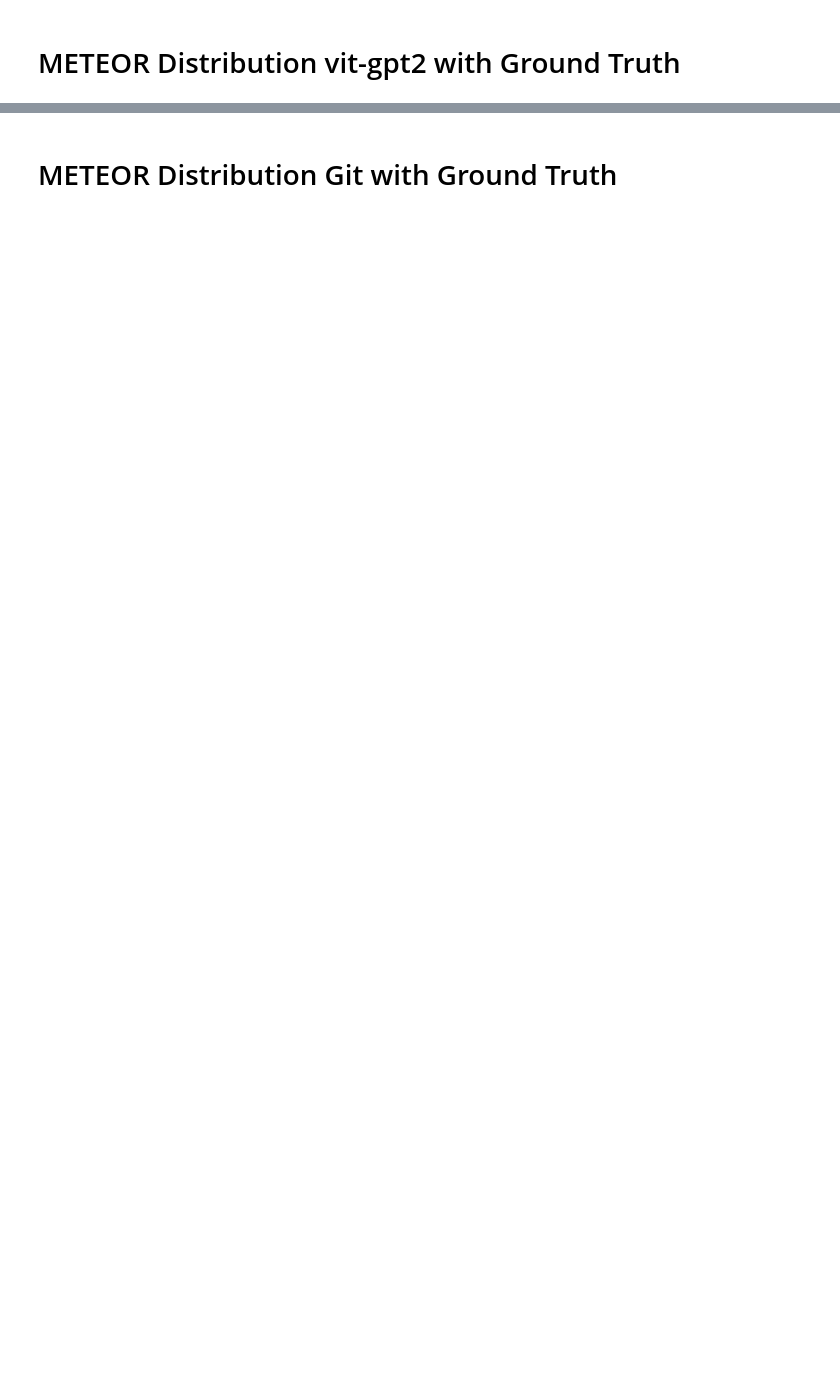
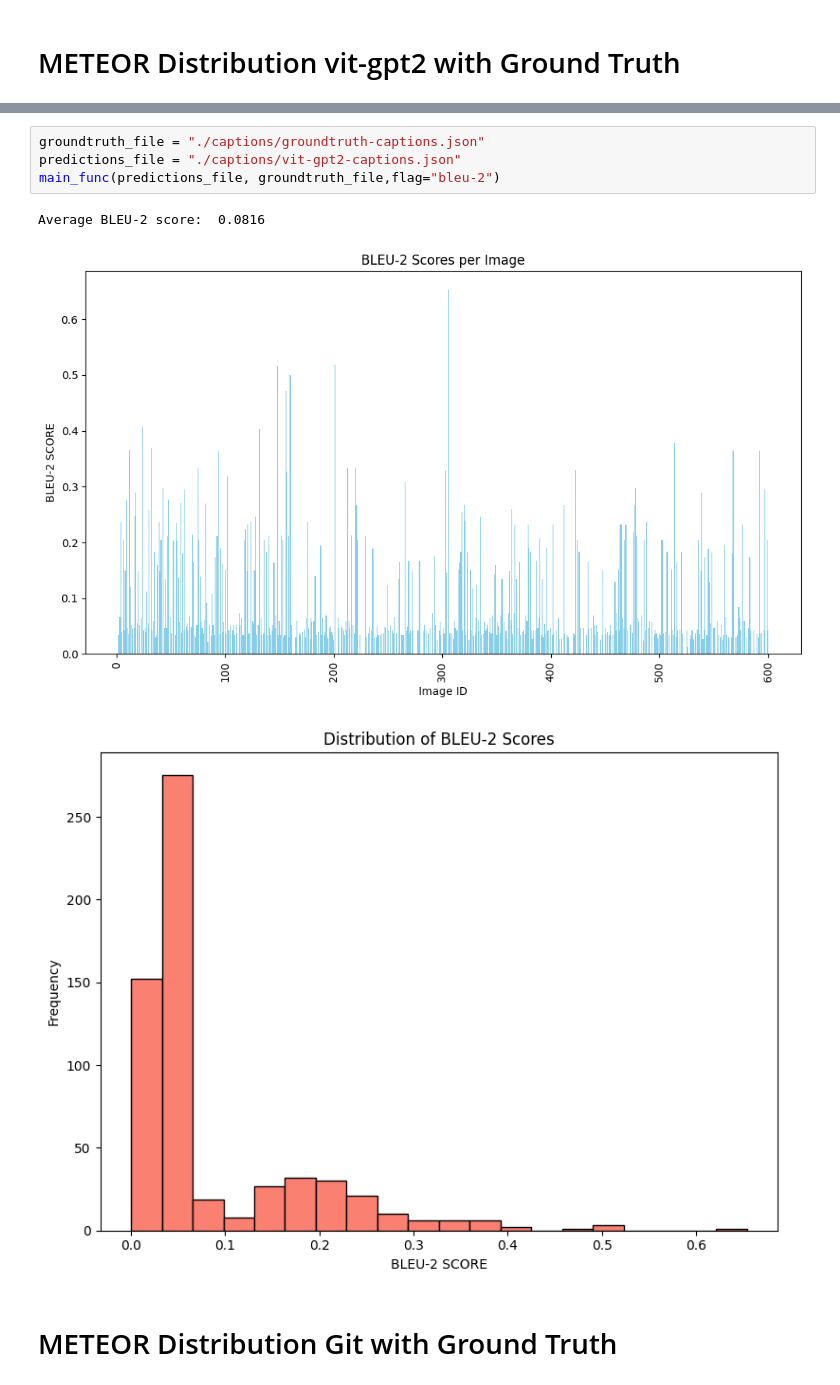
Before and after one commit to biraj094/image-caption-analysis, a Jupyter notebook: score.ipynb, the cells around one changed output, grey strips where cells are left out. Cells and saved outputs as stored; diff of their text form; blank space fills up the shorter version.

```diff
--- a/score.ipynb
+++ b/score.ipynb
@@ -233,3 +294,11 @@ Visualizations saved as 'meteor_scores_bar_chart.png' and 'meteor_scores_histogr
+# %%
+groundtruth_file = "./captions/groundtruth-captions.json"
+predictions_file = "./captions/vit-gpt2-captions.json"
+main_func(predictions_file, groundtruth_file,flag="bleu-2")
+# %% [output]
+Average BLEU-2 score:  0.0816
+[figure, added]
+[figure, added]
 # %% [markdown]
 # METEOR Distribution Git with Ground Truth
 # %%
```
Also changed, not shown: parts of 34 cells of this notebook, 45 other files.
